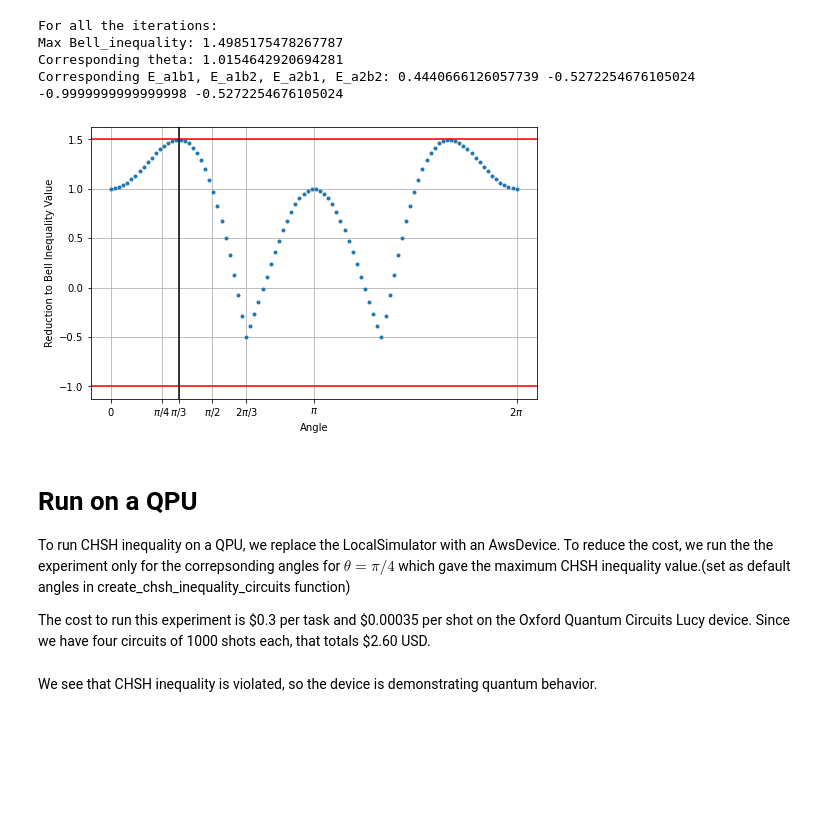
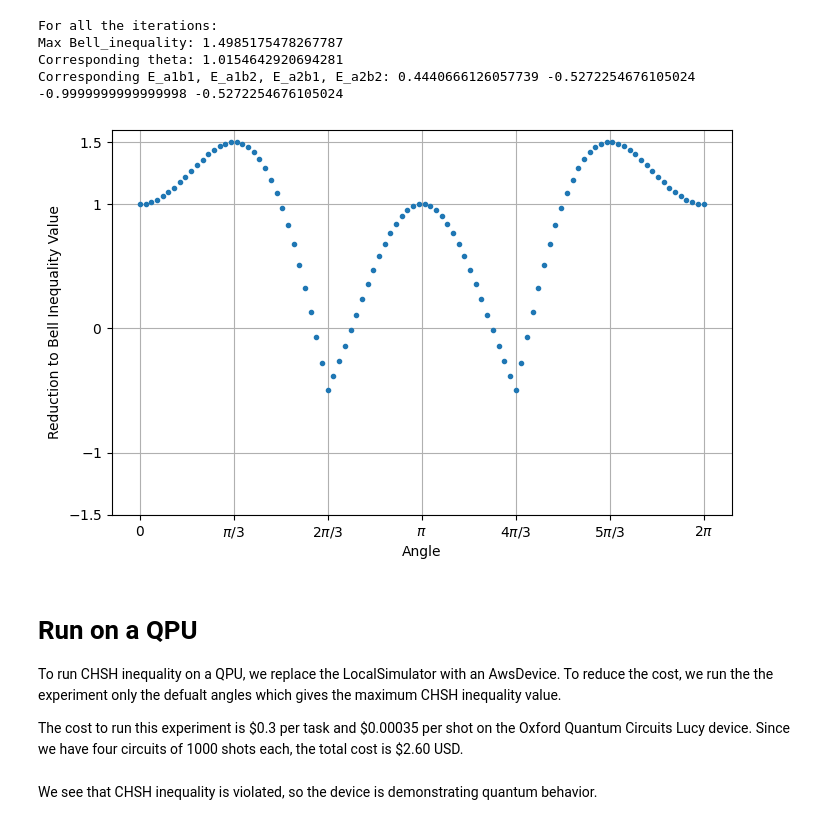
Before and after one commit to amazon-braket/amazon-braket-algorithm-library, a Jupyter notebook: notebooks/textbook/CHSH_Inequality.ipynb, the cells around one changed output. Cells and saved outputs as stored; diff of their text form; code cells hidden in the pictures; blank space fills up the shorter version.

```diff
--- a/notebooks/textbook/CHSH_Inequality.ipynb
+++ b/notebooks/textbook/CHSH_Inequality.ipynb
@@ -77,7 +48,5 @@ To remember the measurement angles one can use the following "thumbs rule":
 # %%
-# Maximum violation of CHSH inequality for singlet states
-
-circuits = create_chsh_inequality_circuits(a2= 0, b1= np.pi / 4, a1= np.pi / 2 , b2=3 * np.pi / 4 )
+circuits = create_chsh_inequality_circuits(a1= np.pi / 2, a2= 0, b1= np.pi / 4,  b2=3 * np.pi / 4)
 
 print("\ncircuit_a1b1: measurement setting for qubit0 at angle a1, qubit1 at angle b1\n",circuits[0])
 print("\ncircuit_a1b2: measurement setting for qubit0 at angle a1, qubit1 at angle b2\n",circuits[1])
@@ -218,25 +184,23 @@ Corresponding E_a1b1, E_a1b2, E_a2b1, E_a2b2: 0.4440666126057739 -0.527225467610
 # %%
 import matplotlib.pyplot as plt
 
 %matplotlib inline
 
 fig, ax = plt.subplots(figsize=(8, 5))
 plt.plot(angles, bell_values, ".", label="Bell Inequality Value")
 
 plt.grid(which="major", axis="both")
-plt.axhline(y=1.5, color="r", linestyle="-")
-plt.axhline(y=-1, color="r", linestyle="-")
-plt.axvline(np.pi / 3, color="k", linestyle="-")
-plt.xticks([0, np.pi/4,np.pi/3, np.pi/2, 2*np.pi/3, np.pi,2*np.pi], ["$0$", "$\pi/4$", "$\pi/3$","$\pi/2$", "$2\pi/3$", "$\pi$","$2\pi$"])
+plt.yticks([-1.5, -1, 0, 1, 1.5], ["$-1.5$", "$-1$", "$0$", "$1$", "$1.5$"])
+plt.xticks([i*np.pi/3 for i in range(7)], ["$0$", "$\pi/3$", "$2\pi/3$", "$\pi$", "$4\pi/3$","$5\pi/3$","$2\pi$"])
 plt.xlabel("Angle")
 plt.ylabel("Reduction to Bell Inequality Value");
 # %% [output]
-[figure, old version]
+[figure, new version]
 # %% [markdown]
 # Run on a QPU
 
 To run CHSH inequality on a QPU, we replace the LocalSimulator with an AwsDevice.
-To reduce the cost, we run the the experiment only for the correpsonding angles for $\theta = \pi/4$  which gave the maximum CHSH inequality value.(set as default angles in create_chsh_inequality_circuits function)
+To reduce the cost, we run the the experiment only the defualt angles which gives the maximum CHSH inequality value.
 
-The cost to run this experiment is \$0.3 per task and \$0.00035 per shot on the Oxford Quantum Circuits Lucy device. Since we have four circuits of 1000 shots each, that totals \$2.60 USD.
+The cost to run this experiment is \$0.3 per task and \$0.00035 per shot on the Oxford Quantum Circuits Lucy device. Since we have four circuits of 1000 shots each, the total cost is \$2.60 USD.
 # %%
```
Also changed, not shown: parts of 7 cells of this notebook, 2 other files.
